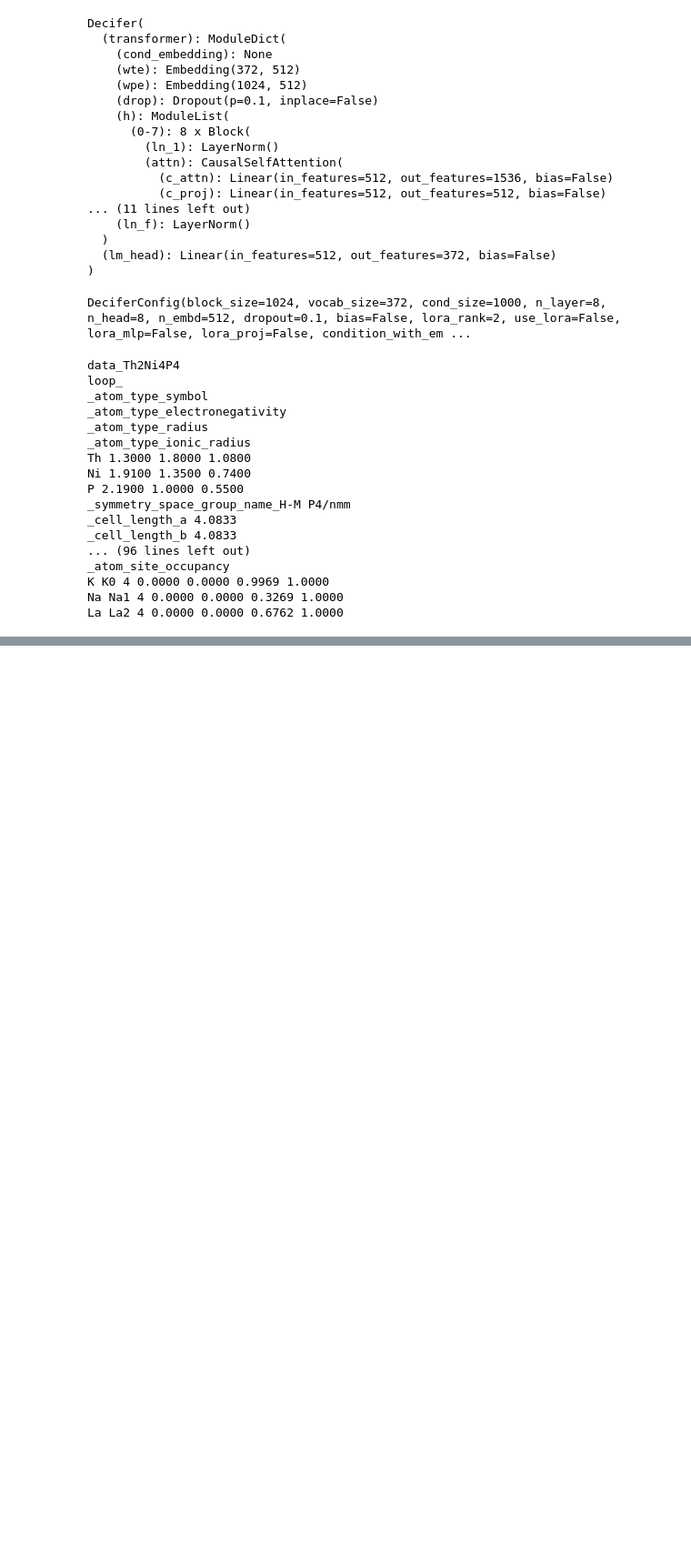
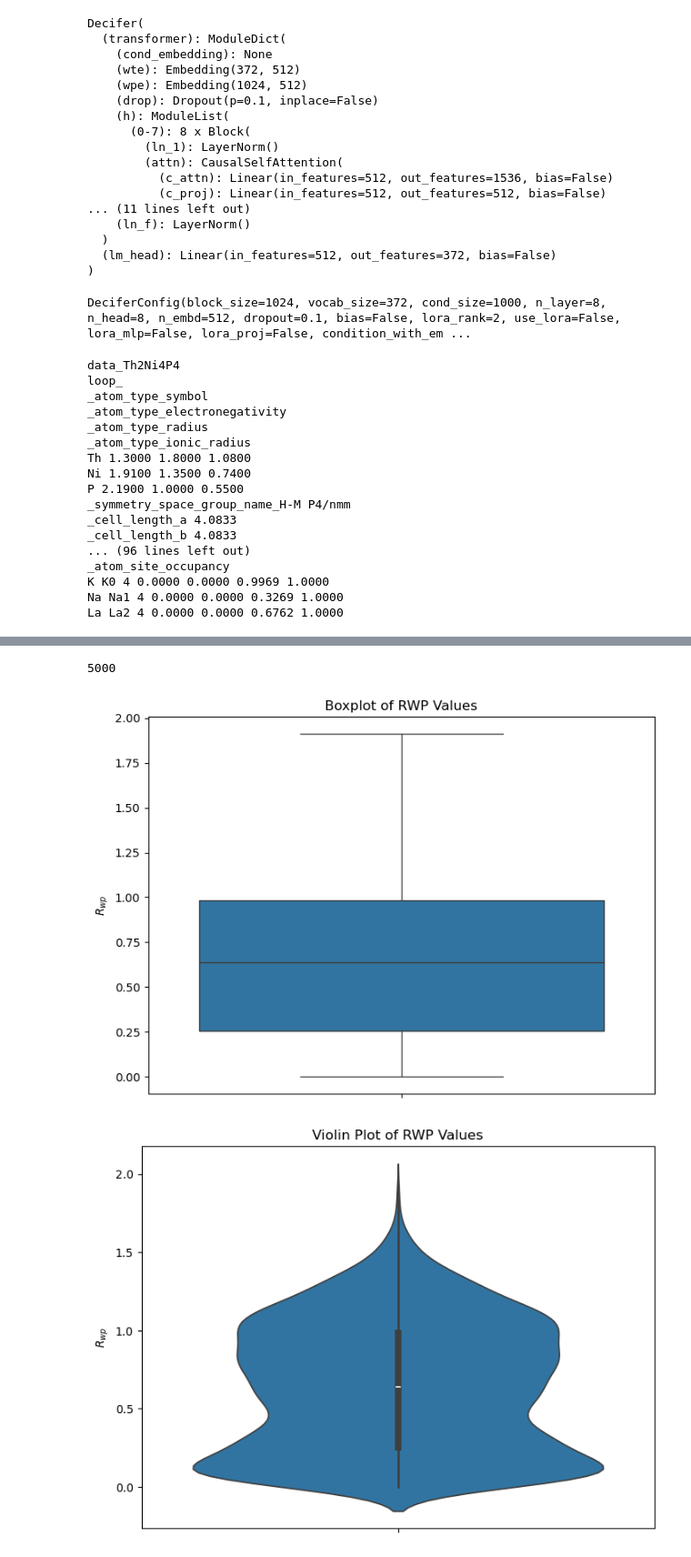
Before and after one commit to zhaohan-alan/decifier, a Jupyter notebook: decifer/notebooks/eval_on_conditioning.ipynb, the cells around one changed output, grey strips where cells are left out. Shown: that part at 91% size. Cells and saved outputs as stored; diff of their text form; code cells hidden in the pictures; blank space fills up the shorter version.

```diff
--- a/decifer/notebooks/eval_on_conditioning.ipynb
+++ b/decifer/notebooks/eval_on_conditioning.ipynb
@@ -207,0 +93,6 @@ tensor(5.0040, device='cuda:0', grad_fn=<NllLossBackward0>)
+# %%
+import pandas as pd
+# Open eval data and compare XRD
+eval_path = "../cross-contamination/crystal_full_models/boundary_masking_addcomp_5kcrystaltest.eval"
+df_eval = pd.read_parquet(eval_path, columns=['descriptors.xrd_gen.iq', 'descriptors.xrd_sample.iq', 'validity.formula', 'validity.bond_length', 'validity.spacegroup', 'validity.site_multiplicity'])
+df_eval
@@ -207,0 +115,7 @@ tensor(5.0040, device='cuda:0', grad_fn=<NllLossBackward0>)
+# %%
+def rwp(sample, gen):
+    return np.sqrt(np.sum(np.square(sample - gen), axis=0) / np.sum(np.square(sample), axis=0))
+# %%
+len(df_eval)
+# %% [output]
+5000
@@ -207,0 +149,48 @@ tensor(5.0040, device='cuda:0', grad_fn=<NllLossBackward0>)
+# %%
+import numpy as np
+
+# Assuming rwps is a list of RWP values
+
+# Convert the list to a numpy array for easier calculations
+rwps_array = np.array(rwps)
+
+# Basic statistics
+mean_rwp = np.mean(rwps_array)
+median_rwp = np.median(rwps_array)
+std_rwp = np.std(rwps_array)
+min_rwp = np.min(rwps_array)
+max_rwp = np.max(rwps_array)
+
+import seaborn as sns
+import matplotlib.pyplot as plt
+
+# Assuming rwps is a list of RWP values
+rwps_array = np.array(rwps)  # Convert rwps to a numpy array if not already
+
+# Create a seaborn boxplot
+plt.figure(figsize=(8, 6))  # Set figure size
+sns.boxplot(data=rwps_array)
+
+# Add titles and labels
+plt.title("Boxplot of RWP Values")
+plt.ylabel("$R_{wp}$")
+
+# Display the plot
+plt.show()
+
+# Assuming rwps is a list of RWP values
+rwps_array = np.array(rwps)  # Convert rwps to a numpy array if not already
+
+# Create a seaborn violin plot
+plt.figure(figsize=(8, 6))  # Set figure size
+sns.violinplot(data=rwps_array)
+
+# Add titles and labels
+plt.title("Violin Plot of RWP Values")
+plt.ylabel("$R_{wp}$")
+
+# Display the plot
+plt.show()
+# %% [output]
+[figure, added]
+[figure, added]
```
Also changed, not shown: parts of 12 cells of this notebook, 2 other files.
